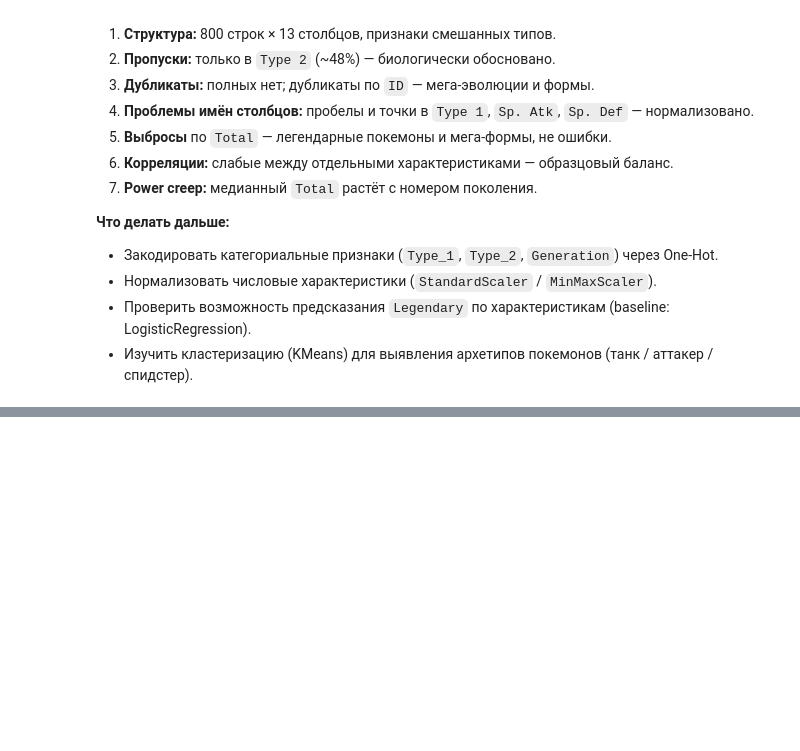
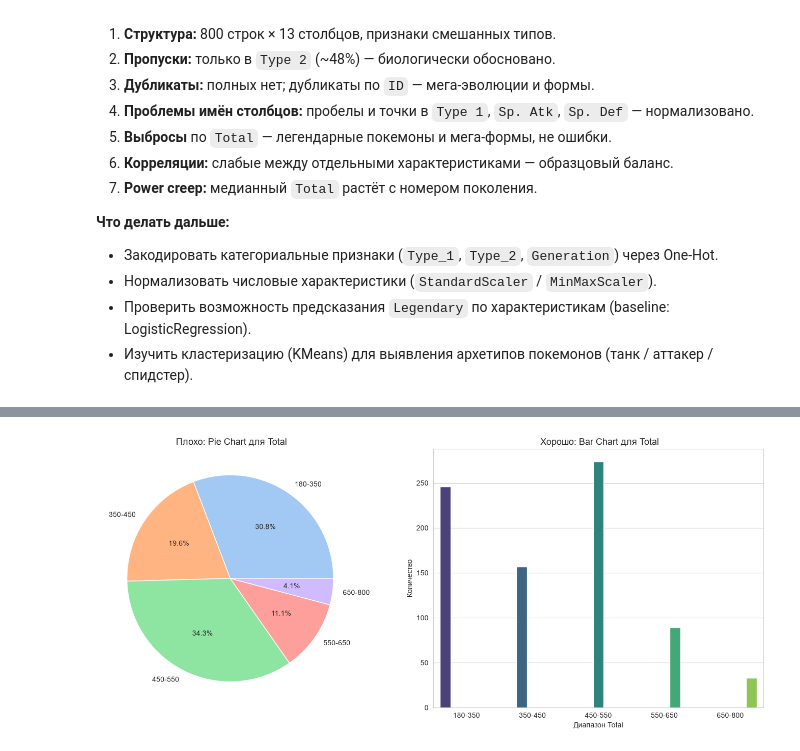
Before and after one commit to b0mbit0/GaninNS_Introduction_to_Intelligent_Data_Processing, a Jupyter notebook: notebooks/01_data_understanding.ipynb, the cells around one changed output, grey strips where cells are left out. Drawn from its saved outputs; the diff is of its cells as text; code cells hidden in the pictures; blank space fills up the shorter version.

```diff
--- a/notebooks/01_data_understanding.ipynb
+++ b/notebooks/01_data_understanding.ipynb
@@ -311,0 +577,22 @@ plt.show()
+# %%
+total_bins = pd.cut(df['Total'],
+                    bins=[180, 350, 450, 550, 650, 800],
+                    labels=['180-350', '350-450', '450-550', '550-650', '650-800'])
+counts = total_bins.value_counts().sort_index()
+
+fig, axes = plt.subplots(1, 2, figsize=(14, 6))
+
+axes[0].pie(counts.values, labels=counts.index, autopct='%1.1f%%',
+            colors=sns.color_palette('pastel'))
+axes[0].set_title(' Плохо: Pie Chart для Total')
+
+sns.barplot(x=counts.index, y=counts.values, ax=axes[1],
+            hue=counts.index, palette='viridis', legend=False)
+axes[1].set_title(' Хорошо: Bar Chart для Total')
+axes[1].set_xlabel('Диапазон Total')
+axes[1].set_ylabel('Количество')
+
+plt.tight_layout()
+plt.show()
+# %% [output]
+[figure, added]
```
Also changed, not shown: parts of 20 cells of this notebook.
